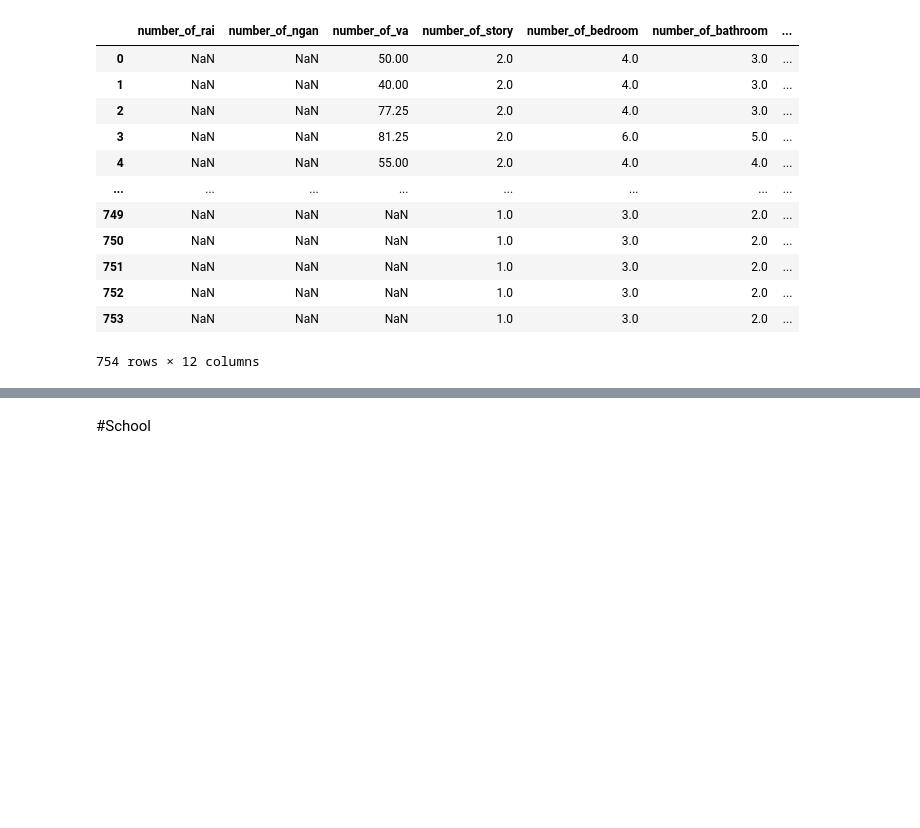
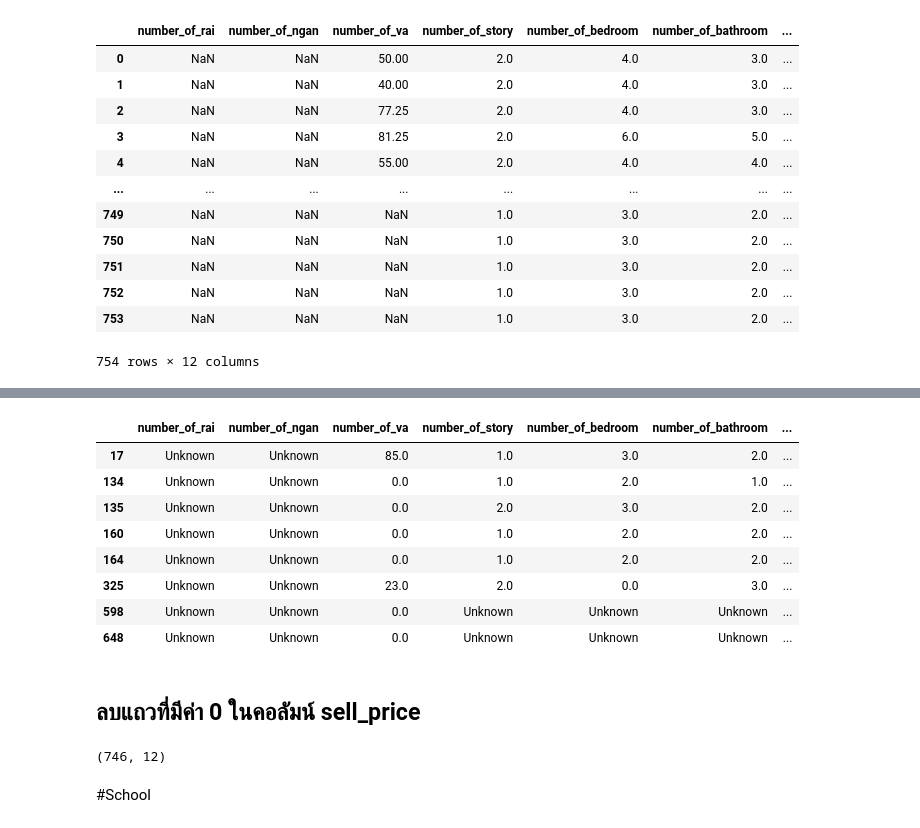
Before and after one commit to Aomaphisara/bsc_dpdm22, a Jupyter notebook: Mid_BPDM22.ipynb, the cells around one changed output, grey strips where cells are left out. Drawn from its saved outputs; the diff is of its cells as text; code cells hidden in the pictures; blank space fills up the shorter version.

```diff
--- a/Mid_BPDM22.ipynb
+++ b/Mid_BPDM22.ipynb
@@ -230,0 +252,15 @@ See the caveats in the documentation: https://pandas.pydata.org/pandas-docs/stab
+# %%
+dhome1 =home1[home1['sell_price']==0]
+dhome1
+# %% [output]
+|  | number_of_rai | number_of_ngan | number_of_va | number_of_story | number_of_bedroom | number_of_bathroom | ... |
+| 17 | Unknown | Unknown | 85.0 | 1.0 | 3.0 | 2.0 | ... |
+| 134 | Unknown | Unknown | 0.0 | 1.0 | 2.0 | 1.0 | ... |
+| 135 | Unknown | Unknown | 0.0 | 2.0 | 3.0 | 2.0 | ... |
+| 160 | Unknown | Unknown | 0.0 | 1.0 | 2.0 | 2.0 | ... |
+| 164 | Unknown | Unknown | 0.0 | 1.0 | 2.0 | 2.0 | ... |
+| 325 | Unknown | Unknown | 23.0 | 2.0 | 0.0 | 3.0 | ... |
+| 598 | Unknown | Unknown | 0.0 | Unknown | Unknown | Unknown | ... |
+| 648 | Unknown | Unknown | 0.0 | Unknown | Unknown | Unknown | ... |
+# %% [markdown]
+## ลบแถวที่มีค่า 0 ในคอลัมน์ sell_price
@@ -231,3 +277,7 @@ See the caveats in the documentation: https://pandas.pydata.org/pandas-docs/stab
+# %%
+home1.shape
+# %% [output]
+(746, 12)
 # %% [markdown]
 #School
 # %%
```
Also changed, not shown: parts of 23 cells of this notebook.
